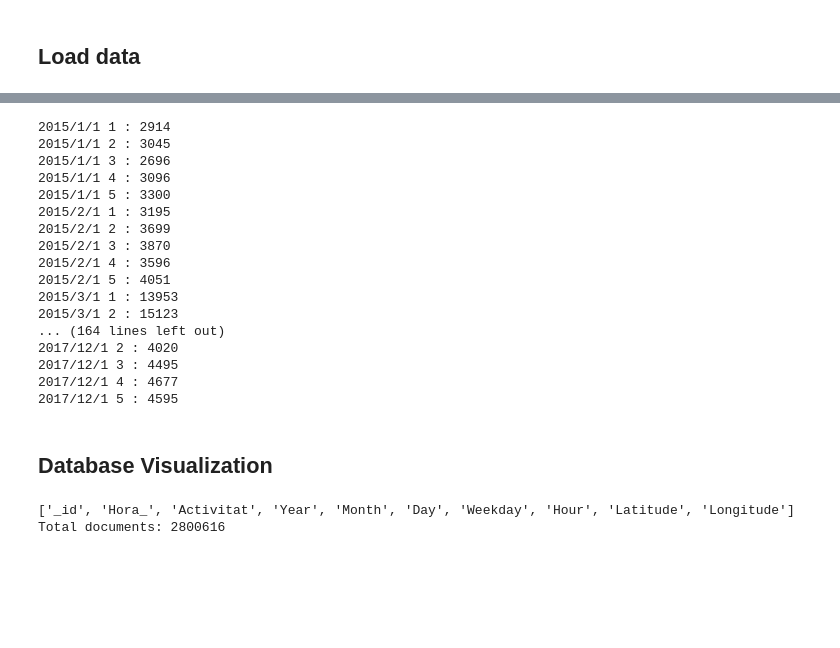
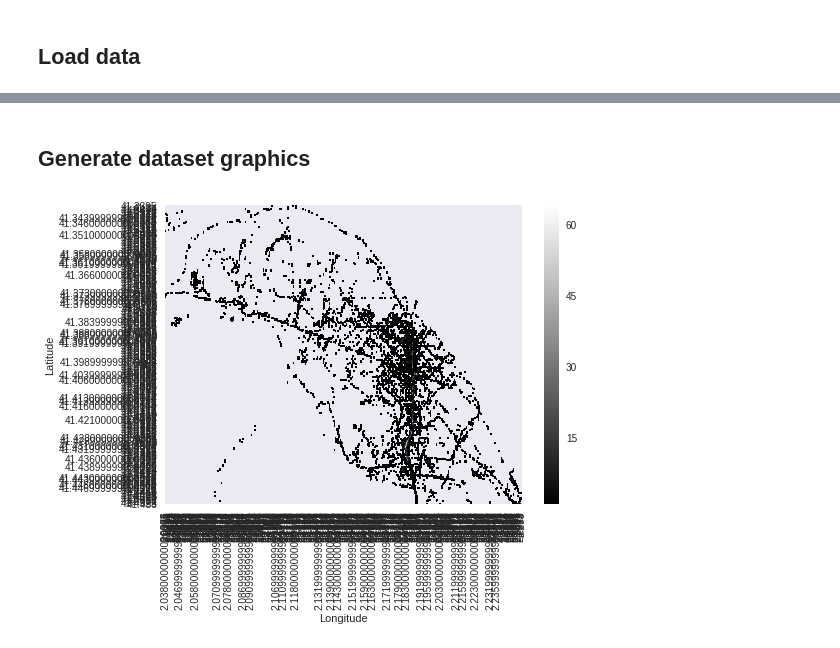
Before and after one commit to Giffy/AI_Mobile-footprint_AIBCN, a Jupyter notebook: 3_Dataset_creation.ipynb, the cells around one changed output, grey strips where cells are left out. Drawn from its saved outputs; the diff is of its cells as text; code cells hidden in the pictures; blank space fills up the shorter version.

Commit message:
Dataset creation

```diff
--- a/3_Dataset_creation.ipynb
+++ b/3_Dataset_creation.ipynb
@@ -52,49 +46,51 @@ df.head()
+# %% [markdown]
+##  Generate dataset graphics
+# %%
+# Sample of plotting graphic with seaborn
+# plot of Barcelona the 11th September of 2015
+
+df0 = df[ (df['Year']== 2015) & (df['Month']== 9) & (df['Day']== 11)]
+df0 = df0.groupby(['Latitude','Longitude'], as_index= False).count()
+result = df0.pivot (index='Latitude' , columns='Longitude', values='Day')
+
+import seaborn
+import seaborn as sns
+sns_plot = seaborn.heatmap(result, cmap = 'gray')
+fig = sns_plot.get_figure()
+fig.savefig("output.png")
+# %% [output]
+[figure, added]
 # %%
+# Iteration to create the dataset of graphics
 years = [2015, 2016, 2017]
 months = [1,2,3,4,5,6,7,8,9,10,11,12]
-days = [1]#,2,3,4,5,6,7,8,9,10,11,12,13]
+days = [1,2,3,4,5,6,7,8,9,10,11,12,13,14,15,16,17,18,19,20,21,22,23,24,25,26,27,28,29,30,31]
 weekdays = [1,2,3,4,5]
-hours = [8,9,10,16,17,18,19]
+manana = [7,8,9,10,11]
+tarde = [16,17,18,19,20]
 
-df0 = df#[df['Activitat']=='IN_VEHICLE']
+hours = manana
+
+df0 = df[df['Activitat']=='IN_VEHICLE']
+df0 = df0[(df0['Weekday']!=6) & (df0['Weekday']!=7)]
+df0 = df0[(df0['Hour'].isin(hours))]
 
 for year in years:
   df2 = df0[df0['Year']==year]
   for month in months:
     df3 = df2[df2['Month']==month]
-    for weekday in weekdays:
-      for day in days:
-#         print(df3[df3['Day']== day]
-#         '''
-        #if (df3[df3['Day']== day]):
-          df4 = df3[df3['Weekday']==weekday]
-          #df5 = df4[(df4['Hour']==8) | (df4['Hour']==9) | (df4['Hour']==10)]
-          print (str(year)+'/'+str(month)+'/'+str(day)+' '+str(weekday)+' : '+ str(df4['Day'].count()))
-
-#print (df2) #df[df['Year']==2015]['Day'].count() '''
+    for day in days:
+          df4 = df3[df3['Day']==day]
+          df5 = df4.groupby(['Latitude','Longitude'], as_index= False).count()
+          result = df5.pivot (index='Latitude' , columns='Longitude', values='Day')
+          try:
+            sns_plot = seaborn.heatmap(result, cmap = 'gray')
+            fig = sns_plot.get_figure()
+            if 10 in hours:
+              periodo = 'M'
+            else:
+              periodo = 'T'
+            filename = str(year) + '_' + str(month) + '_' + str(day) + '_' + periodo + '.png'
+            fig.savefig( filename )
+          except:
+            pass
-# %% [output]
-2015/1/1 1 : 2914
-2015/1/1 2 : 3045
-2015/1/1 3 : 2696
-2015/1/1 4 : 3096
-2015/1/1 5 : 3300
-2015/2/1 1 : 3195
-2015/2/1 2 : 3699
-2015/2/1 3 : 3870
-2015/2/1 4 : 3596
-2015/2/1 5 : 4051
-2015/3/1 1 : 13953
-2015/3/1 2 : 15123
-... (164 lines left out)
-2017/12/1 2 : 4020
-2017/12/1 3 : 4495
-2017/12/1 4 : 4677
-2017/12/1 5 : 4595
-# %% [markdown]
-##  Database Visualization
-# %%
-print (list (collection.find().limit(1)[1]))
-print ('Total documents: ' + str(  collection.count_documents({'_id' : {'$ne': None }}) ))
-# %% [output]
-['_id', 'Hora_', 'Activitat', 'Year', 'Month', 'Day', 'Weekday', 'Hour', 'Latitude', 'Longitude']
-Total documents: 2800616
```
Also changed, not shown: parts of 27 cells of this notebook.
